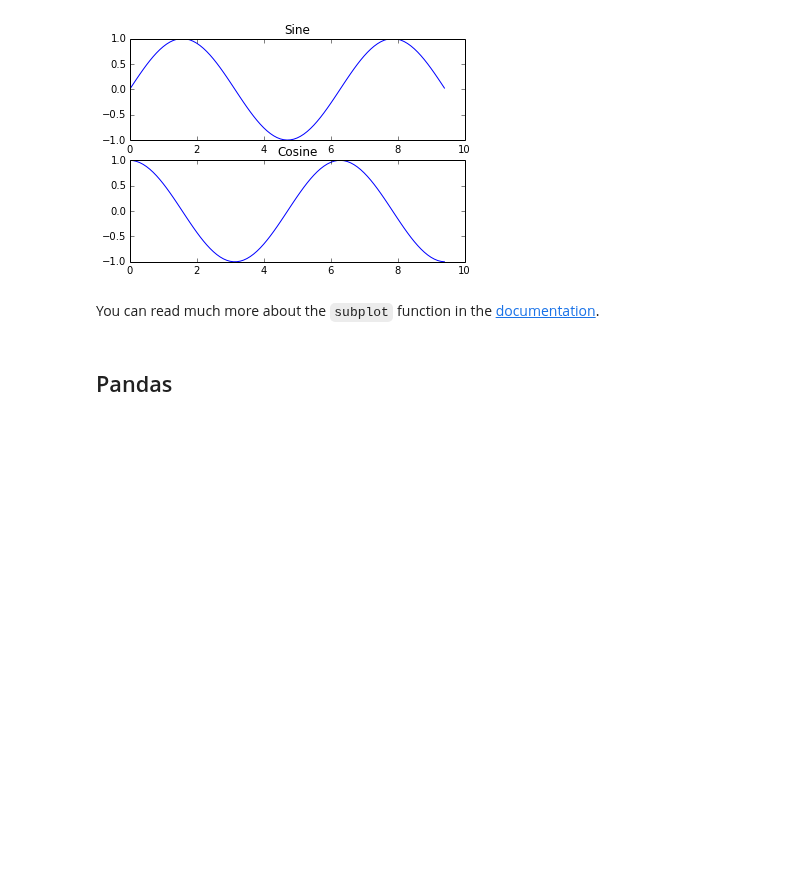
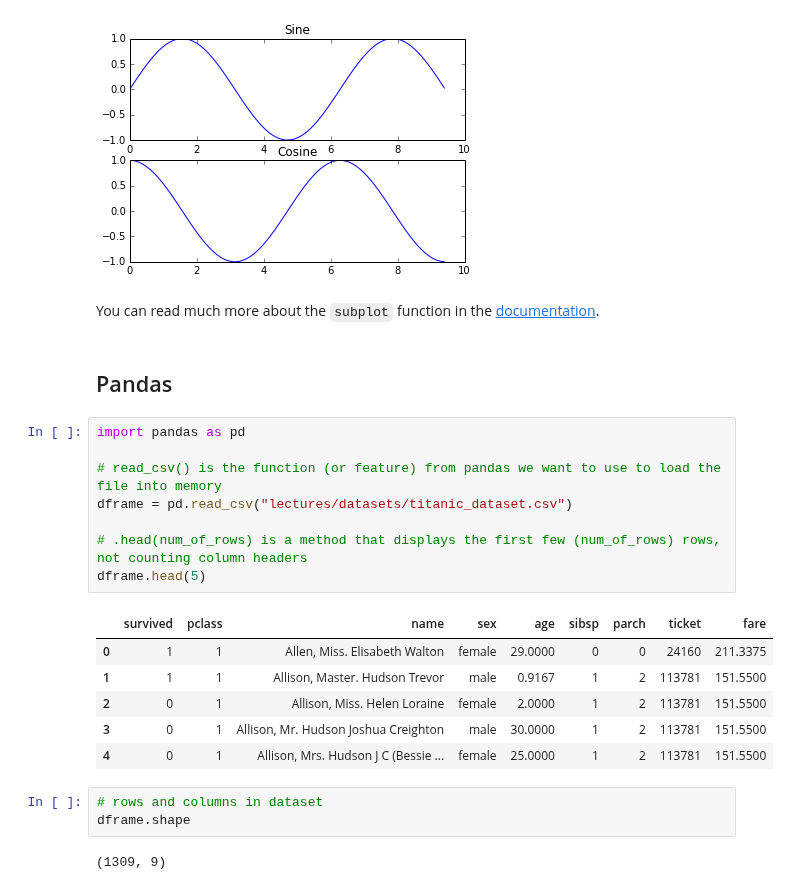
Before and after one commit to Mickael-Galliez/ml17s, a Jupyter notebook: python-tutorial.ipynb, the cells around one changed output. Saved outputs shown, nothing was run; the diff lists cells and outputs as text; blank space fills up the shorter version.

```diff
--- a/python-tutorial.ipynb
+++ b/python-tutorial.ipynb
@@ -975,3 +975,23 @@ plt.show()
 You can read much more about the `subplot` function in the [documentation](http://matplotlib.org/api/pyplot_api.html#matplotlib.pyplot.subplot).
 # %% [markdown]
 ## Pandas
+# %%
+import pandas as pd
+
+# read_csv() is the function (or feature) from pandas we want to use to load the file into memory
+dframe = pd.read_csv("lectures/datasets/titanic_dataset.csv")
+
+# .head(num_of_rows) is a method that displays the first few (num_of_rows) rows, not counting column headers
+dframe.head(5)
+# %% [output]
+|  | survived | pclass | name | sex | age | sibsp | parch | ticket | fare |
+| 0 | 1 | 1 | Allen, Miss. Elisabeth Walton | female | 29.0000 | 0 | 0 | 24160 | 211.3375 |
+| 1 | 1 | 1 | Allison, Master. Hudson Trevor | male | 0.9167 | 1 | 2 | 113781 | 151.5500 |
+| 2 | 0 | 1 | Allison, Miss. Helen Loraine | female | 2.0000 | 1 | 2 | 113781 | 151.5500 |
+| 3 | 0 | 1 | Allison, Mr. Hudson Joshua Creighton | male | 30.0000 | 1 | 2 | 113781 | 151.5500 |
+| 4 | 0 | 1 | Allison, Mrs. Hudson J C (Bessie ... | female | 25.0000 | 1 | 2 | 113781 | 151.5500 |
+# %%
+# rows and columns in dataset
+dframe.shape
+# %% [output]
+(1309, 9)
```
Also changed, not shown: parts of 9 cells of this notebook.
